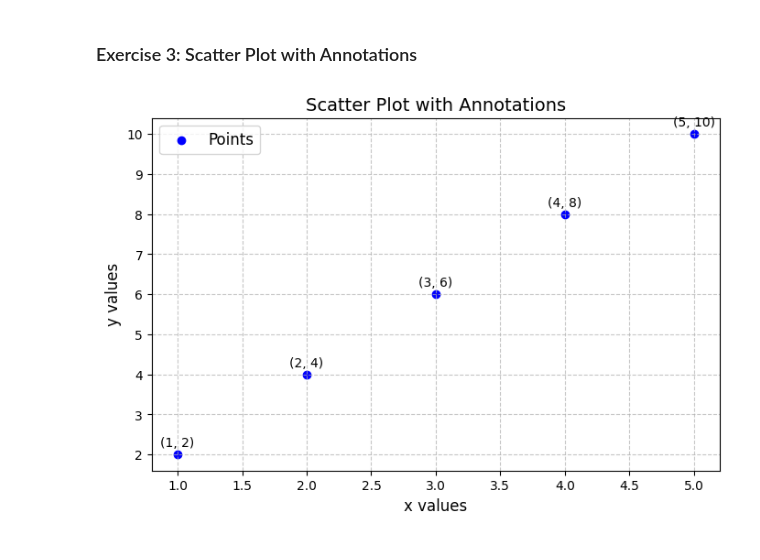
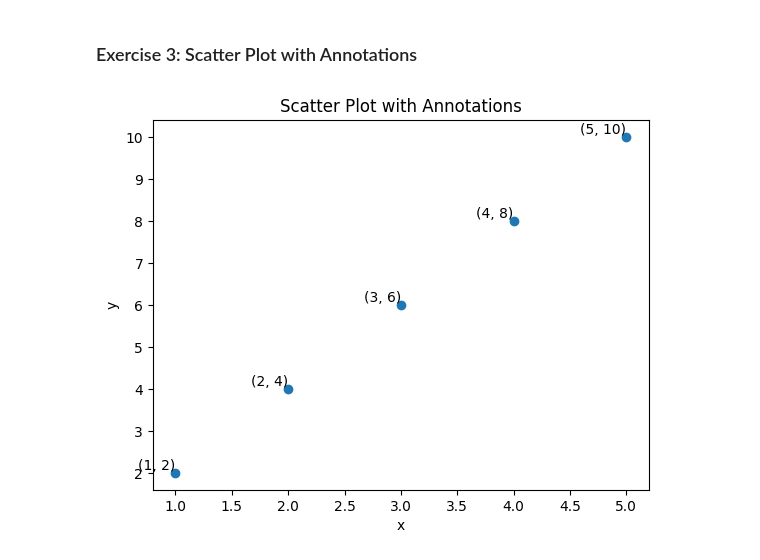
Before and after one commit to Nishanth6353/python-jupyter-template, a Jupyter notebook: src/3-scatter-plot.ipynb, the cells around one changed output. Cells and saved outputs as stored; diff of their text form; code cells hidden in the pictures.

```diff
--- a/src/3-scatter-plot.ipynb
+++ b/src/3-scatter-plot.ipynb
@@ -3,27 +3,43 @@
 # %%
 # TODO: Create a scatter plot with x = [1, 2, 3, 4, 5] and y = [2, 4, 6, 8, 10].
 # Annotate each point with its (x, y) value, and set the title as 'Scatter Plot with Annotations'.
-# %%
-import matplotlib.pyplot as plt
-
-# Data
-x = [1, 2, 3, 4, 5]
-y = [2, 4, 6, 8, 10]
-
-# Plot
-plt.figure(figsize=(8, 5))
-plt.scatter(x, y, color='blue', label='Points')
-
-# Annotations
-for i in range(len(x)):
-    plt.text(x[i], y[i] + 0.2, f'({x[i]}, {y[i]})', fontsize=10, ha='center')
-
-# Customizations
-plt.title('Scatter Plot with Annotations', fontsize=14)
-plt.xlabel('x values', fontsize=12)
-plt.ylabel('y values', fontsize=12)
-plt.legend(fontsize=12)
-plt.grid(True, linestyle='--', alpha=0.7)
-plt.show()
-# %% [output]
-[figure, removed]
+# %%
+import matplotlib.pyplot as plt
+import numpy as np
+
+# Function to validate input data
+def validate_data(x, y):
+    if not x or not y:  # Check if either x or y is empty
+        raise ValueError("Both x and y lists must be non-empty.")
+    if len(x) != len(y):  # Ensure x and y have the same length
+        raise ValueError("x and y lists must have the same length.")
+    if not all(isinstance(i, (int, float)) for i in x + y):  # Ensure all values are numeric
+        raise ValueError("All elements in x and y must be numeric.")
+    return True
+
+# Data
+x = [1, 2, 3, 4, 5]
+y = [2, 4, 6, 8, 10]
+
+try:
+    # Validate the input data
+    validate_data(x, y)
+
+    # Create a scatter plot
+    plt.scatter(x, y)
+# Annotate each point with its (x, y) value
+    for i in range(len(x)):
+        plt.text(x[i], y[i], f'({x[i]}, {y[i]})', ha='right', va='bottom')
+
+    # Labeling the axes and the plot
+    plt.xlabel('x')
+    plt.ylabel('y')
+    plt.title('Scatter Plot with Annotations')
+
+    # Show the plot
+    plt.show()
+
+except ValueError as e:
+    print(f"Error: {e}")
+# %% [output]
+[figure, added]
```
Also changed, not shown: 5 other files.
